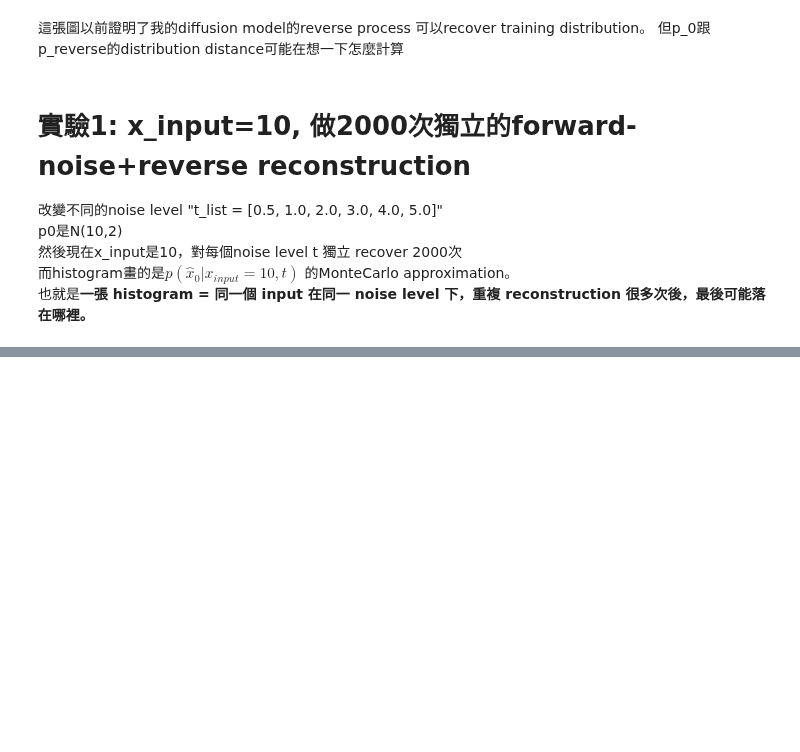
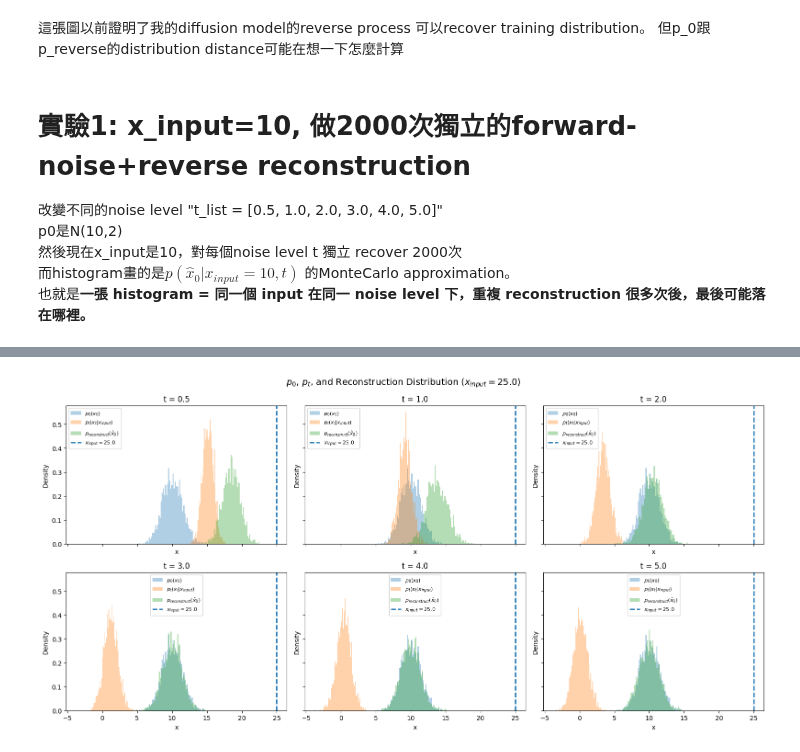
Before and after one commit to XuanWeiWang-999/2025Autumn_ML-project-DiffusionModel_02, a Jupyter notebook: 001_WBM_Construction_Problem/1D_verified.ipynb, the cells around one changed output, grey strips where cells are left out. Cells and saved outputs as stored; diff of their text form; code cells hidden in the pictures; blank space fills up the shorter version.

```diff
--- a/001_WBM_Construction_Problem/1D_verified.ipynb
+++ b/001_WBM_Construction_Problem/1D_verified.ipynb
@@ -637,0 +540,82 @@ t = 5.0 | mean = 9.9992 | std = 1.4092 | MSE to input = 1.9859
+# %%
+# 1. Reconstruction experiment: fixed input, different noise levels
+# >>> input=14.0
+
+device = next(model.parameters()).device
+
+beta = 1.0
+sigma = np.sqrt(2.0)
+mu0 = 10.0
+var0 = 2.0
+
+x_input = 25.0
+t_list = [0.5, 1.0, 2.0, 3.0, 4.0, 5.0]
+
+n_samples = 2000
+n_reverse_steps = 1000
+
+
+# Forward OU: x0 -> xt
+def forward_ou(x0, t, n_samples):
+    mean = np.exp(-beta * t) * x0
+    std = np.sqrt((sigma**2 / (2 * beta)) * (1 - np.exp(-2 * beta * t)))
+    return mean + std * np.random.randn(n_samples)
+
+
+# Reverse OU: xt -> x0_hat
+@torch.no_grad()
+def reverse_from_t(xt, t_start, model, n_steps=1000):
+    x = torch.tensor(xt, dtype=torch.float32, device=device).reshape(-1, 1)
+    dt = t_start / n_steps
+    model.eval()
+
+    for i in range(n_steps):
+        t_now = t_start - i * dt
+        t_batch = torch.full((x.shape[0], 1), t_now, dtype=torch.float32, device=device)
+        score = model(x, t_batch)
+        drift = beta * x + sigma**2 * score
+        noise = torch.randn_like(x) if i < n_steps - 1 else torch.zeros_like(x)
+        x = x + drift * dt + sigma * np.sqrt(dt) * noise
+
+    return x.cpu().numpy().flatten()
+
+
+# Original data distribution p0
+p0_samples = np.random.normal(mu0, np.sqrt(var0), n_samples)
+
+results = {}
+
+for t in t_list:
+    xt = forward_ou(x_input, t, n_samples)
+    x0_hat = reverse_from_t(xt, t, model, n_steps=n_reverse_steps)
+
+    results[t] = {"xt": xt, "x0_hat": x0_hat}
+
+    print(f"t = {t:.1f} | "
+          f"p_t: mean = {xt.mean():.4f}, std = {xt.std():.4f} | "
+          f"reconstruct: mean = {x0_hat.mean():.4f}, std = {x0_hat.std():.4f} | "
+          f"MSE = {np.mean((x0_hat - x_input)**2):.4f}")
+
+
+# Plot p0, pt, and reconstruction together
+fig, axes = plt.subplots(2, 3, figsize=(16, 8), sharex=True, sharey=True)
+axes = axes.flatten()
+
+for ax, t in zip(axes, t_list):
+    xt = results[t]["xt"]
+    x0_hat = results[t]["x0_hat"]
+
+    ax.hist(p0_samples, bins=60, density=True, alpha=0.35, label=r"$p_0(x_0)$")
+    ax.hist(xt, bins=60, density=True, alpha=0.35, label=rf"$p_t(x_t|x_{{input}})$")
+    ax.hist(x0_hat, bins=60, density=True, alpha=0.35, label=r"$p_{reconstruct}(\hat{x}_0)$")
+
+    ax.axvline(x_input, linestyle="--", linewidth=2, label=rf"$x_{{input}}={x_input}$")
+    ax.set_title(f"t = {t}")
+    ax.set_xlabel("x")
+    ax.set_ylabel("Density")
+    ax.legend(fontsize=8)
+
+plt.suptitle(rf"$p_0$, $p_t$, and Reconstruction Distribution ($x_{{input}}={x_input}$)", fontsize=14)
+plt.tight_layout()
+plt.show()
+# %% [output]
@@ -637,0 +628 @@ t = 5.0 | mean = 9.9992 | std = 1.4092 | MSE to input = 1.9859
+[figure, added]
```
Also changed, not shown: parts of 9 cells of this notebook.
